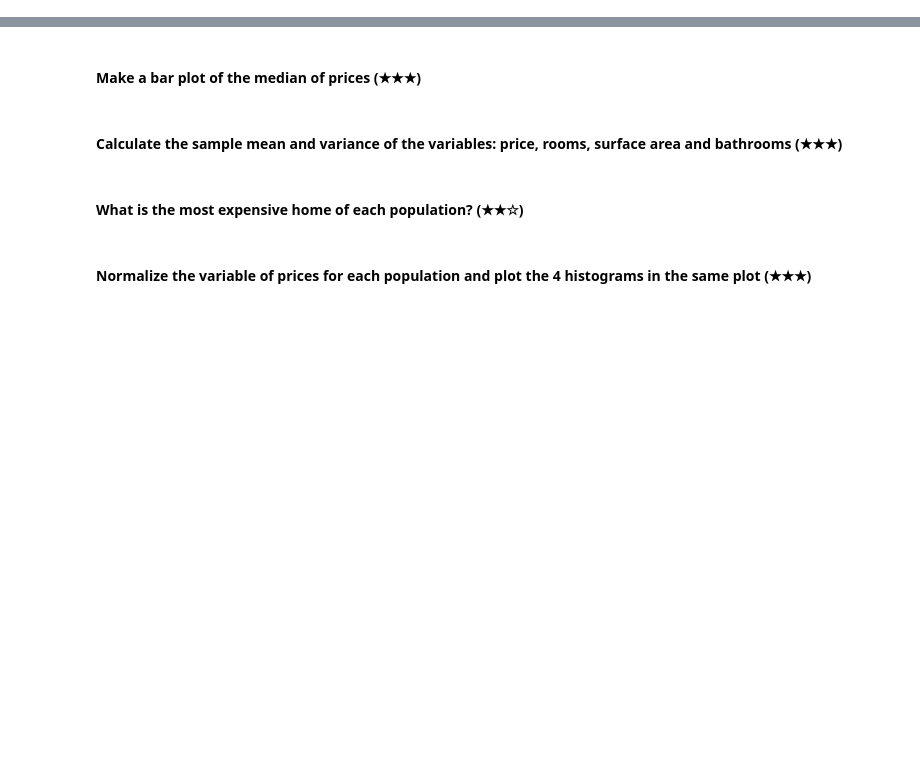
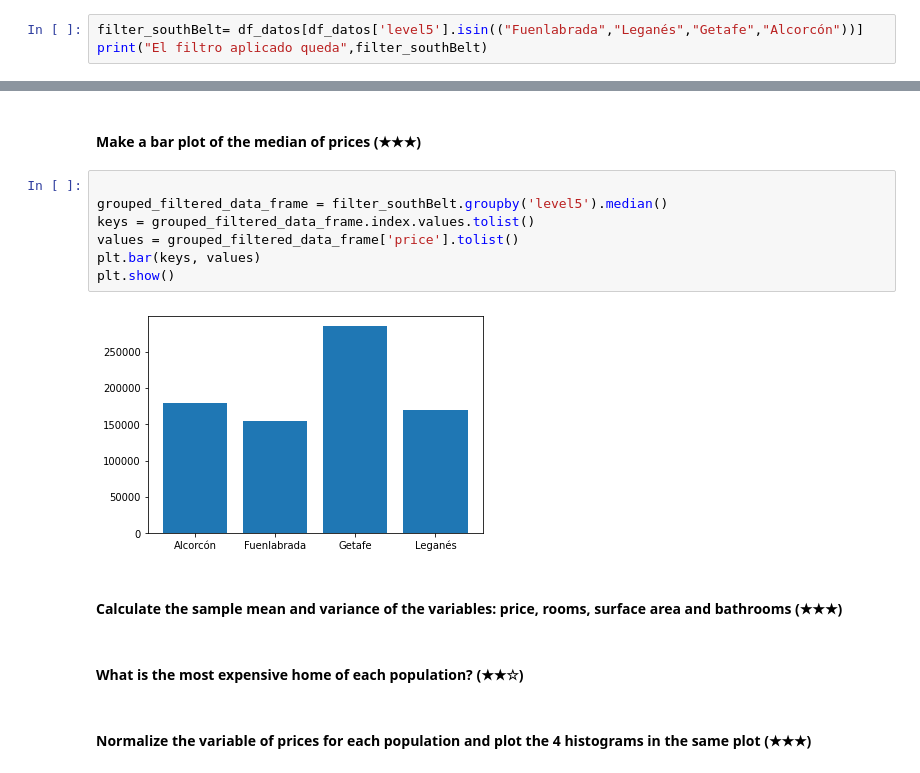
Before and after one commit to JuanAntonaccio/ProyectoFinPreWork, a Jupyter notebook: project.ipynb, the cells around one changed output, grey strips where cells are left out. Cells and saved outputs as stored; diff of their text form; blank space fills up the shorter version.

```diff
--- a/project.ipynb
+++ b/project.ipynb
@@ -110,2 +114,5 @@ print(suma_precios)
 # %% [markdown]
 #### Now let's work with the "south belt" of madrid. Make a subsetting that contains the following populations (level5): "Fuenlabrada","Leganés","Getafe","Alcorcón" (★★☆)
+# %%
+filter_southBelt= df_datos[df_datos['level5'].isin(("Fuenlabrada","Leganés","Getafe","Alcorcón"))]
+print("El filtro aplicado queda",filter_southBelt)
@@ -112,5 +137,14 @@ print(suma_precios)
 # %% [markdown]
 #### Make a bar plot of the median of prices (★★★)
+# %%
+
+grouped_filtered_data_frame = filter_southBelt.groupby('level5').median()
+keys = grouped_filtered_data_frame.index.values.tolist()
+values = grouped_filtered_data_frame['price'].tolist()
+plt.bar(keys, values)
+plt.show()
+# %% [output]
+[figure, added]
 # %% [markdown]
 #### Calculate the sample mean and variance of the variables: price, rooms, surface area and bathrooms (★★★)
 # %% [markdown]
```
Also changed, not shown: parts of 3 cells of this notebook.
